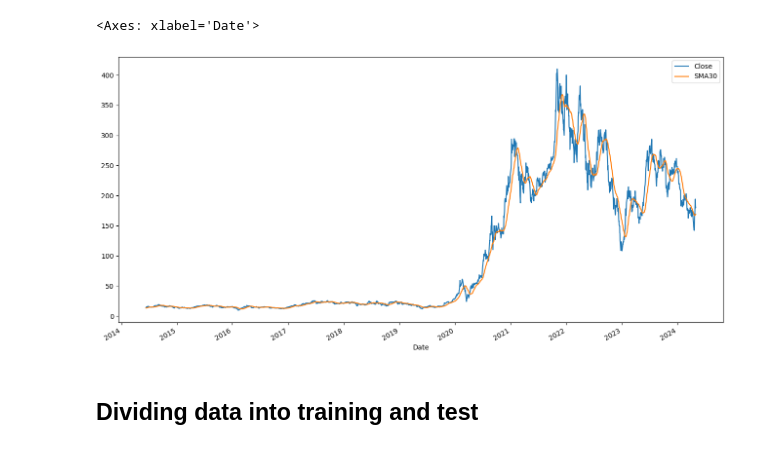
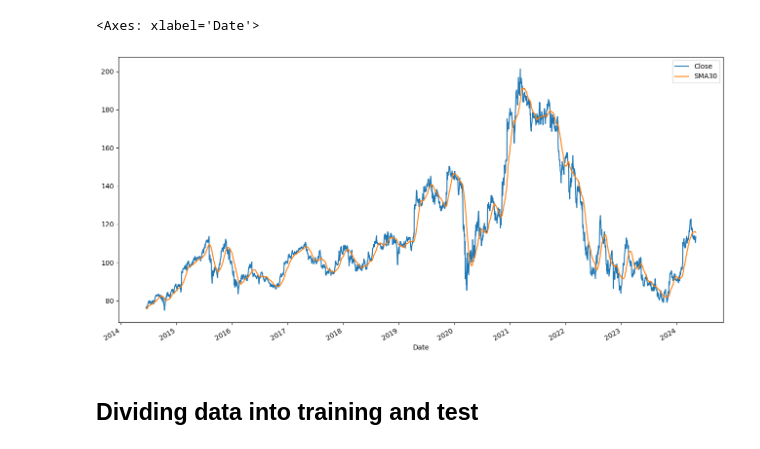
Before and after one commit to nate-bowers/TradingML, a Jupyter notebook: TFtrial.ipynb, the cells around one changed output. Saved outputs shown, nothing was run; the diff lists cells and outputs as text; code cells hidden in the pictures.

```diff
--- a/TFtrial.ipynb
+++ b/TFtrial.ipynb
@@ -5,24 +5,24 @@ import matplotlib.pyplot as plt
 from tensorflow import keras
 from sklearn.model_selection import TimeSeriesSplit
 # %%
-msft = yf.Ticker("TSLA")
+msft = yf.Ticker("DIS")
 
 hist = msft.history(period="10y")
 
 hist = hist.drop(columns=["Open", "High", "Low","Stock Splits", "Dividends"])
 
 # Calculate 30-day Simple Moving Average (SMA)
 hist['SMA30'] = hist['Close'].rolling(30).mean()
 
 # Remove NULL values
 hist.dropna(inplace=True)
 
 hist.head()
 #plot = plt.plot(hist["Close"])
 hist[['Close', 'SMA30']].plot(figsize=(16, 8))
 # %% [output]
 <Axes: xlabel='Date'>
-[figure, old version]
+[figure, new version]
 # %% [markdown]
 ## Dividing data into training and test
 # %%
```
Also changed, not shown: parts of 8 cells of this notebook.
